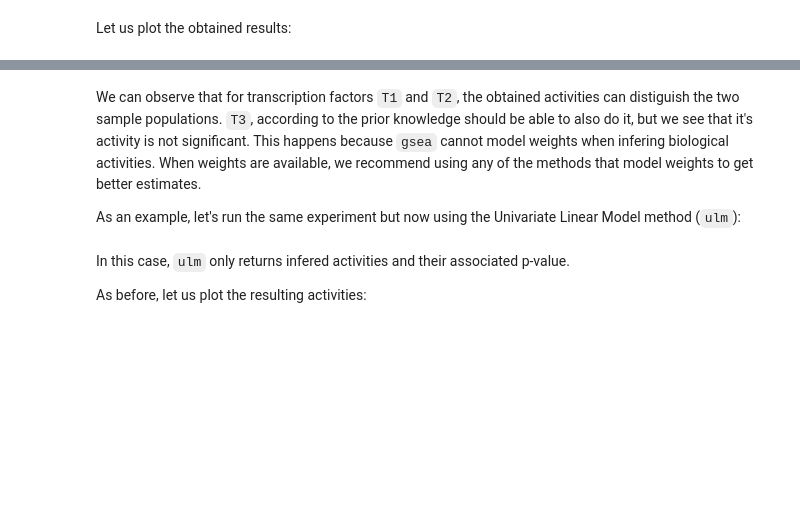
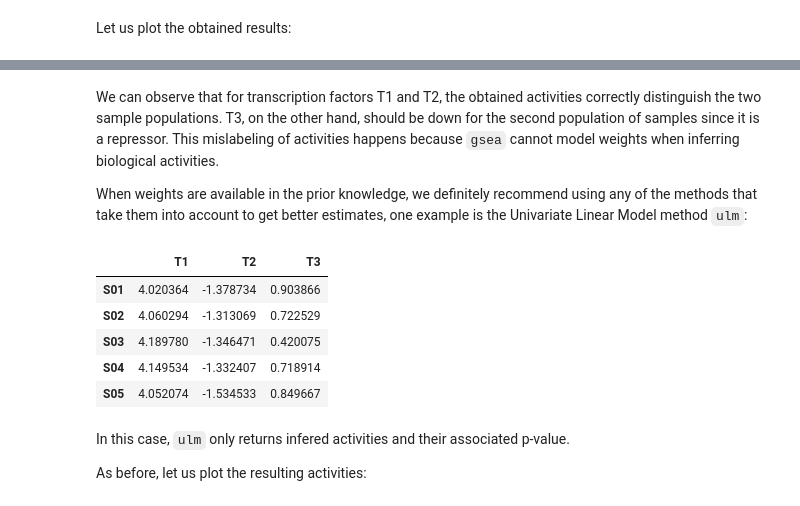
Before and after one commit to saezlab/decoupler-py, a Jupyter notebook: docs/source/notebooks/usage.ipynb, the cells around one changed output, grey strips where cells are left out. Cells and saved outputs as stored; diff of their text form; code cells hidden in the pictures; blank space fills up the shorter version.

```diff
--- a/docs/source/notebooks/usage.ipynb
+++ b/docs/source/notebooks/usage.ipynb
@@ -156,10 +146,18 @@ plt.show()
 # %% [markdown]
-We can observe that for transcription factors `T1` and `T2`, the obtained activities can distiguish the two sample populations. `T3`, according to the prior knowledge should be able to also do it, but we see that it's activity is not significant. This happens because `gsea` cannot model weights when infering biological activities. When weights are available, we recommend using any of the methods that model weights to get better estimates.
+We can observe that for transcription factors T1 and T2, the obtained activities correctly distinguish the two sample populations. T3, on the other hand, should be down for the second population of samples since it is a repressor. This mislabeling of activities happens because `gsea` cannot model weights when inferring biological activities.
 
-As an example, let's run the same experiment but now using the Univariate Linear Model method (`ulm`):
+When weights are available in the prior knowledge, we definitely recommend using any of the methods that take them into account to get better estimates, one example is the Univariate Linear Model method `ulm`:
 # %%
 # For this toy data, we need to set min_n to 0 (otherwise it is better to keep at 5):
 acts, pvals = dc.run_ulm(mat, net, min_n=0)
+acts.head()
+# %% [output]
+|  | T1 | T2 | T3 |
+| S01 | 4.020364 | -1.378734 | 0.903866 |
+| S02 | 4.060294 | -1.313069 | 0.722529 |
+| S03 | 4.189780 | -1.346471 | 0.420075 |
+| S04 | 4.149534 | -1.332407 | 0.718914 |
+| S05 | 4.052074 | -1.534533 | 0.849667 |
 # %% [markdown]
 In this case, `ulm` only returns infered activities and their associated p-value.
 
```
Also changed, not shown: parts of 16 cells of this notebook.
